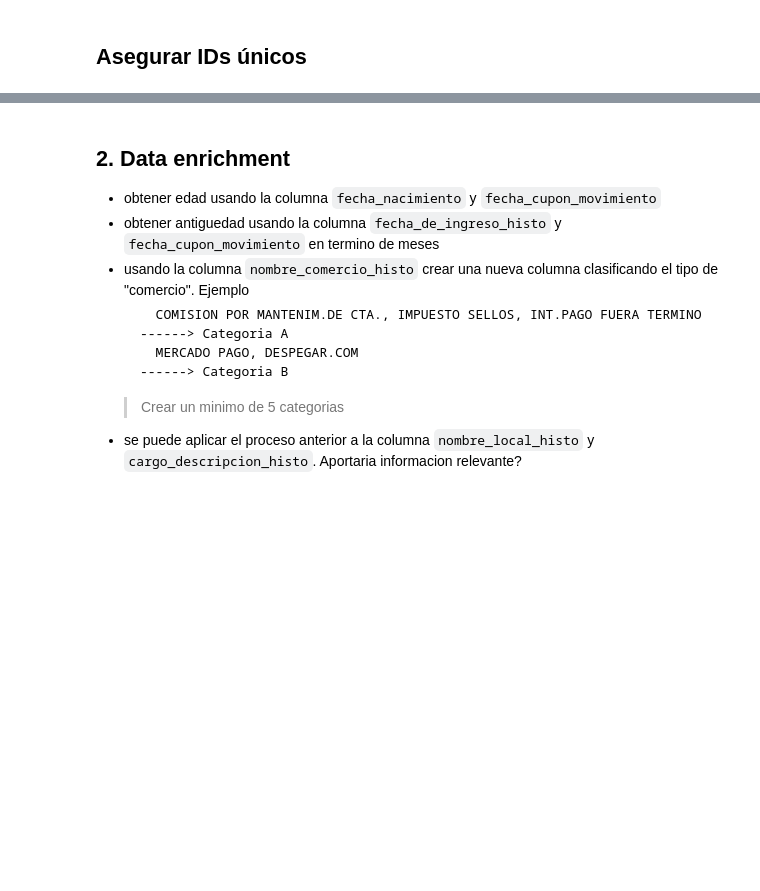
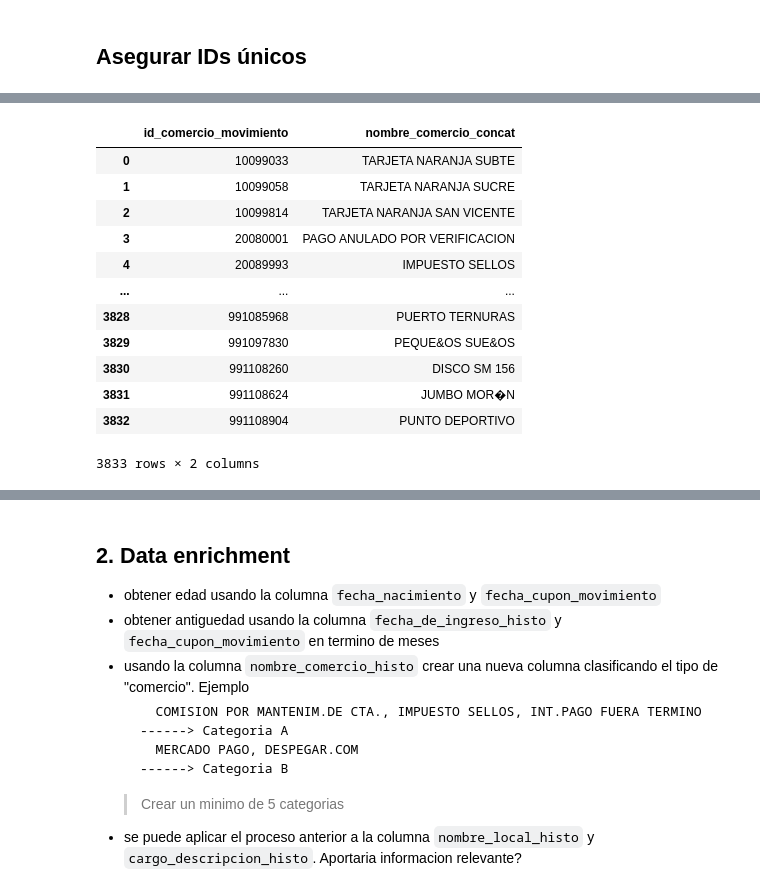
Before and after one commit to JIBarrionuevoGaltier/DiploDatos_2021_Mentoria_Grupo_2, a Jupyter notebook: notebooks_tp2/Trabajo Práctico 2.ipynb, the cells around one changed output, grey strips where cells are left out. Saved outputs shown, nothing was run; the diff lists cells and outputs as text; code cells hidden in the pictures; blank space fills up the shorter version.

```diff
--- a/notebooks_tp2/Trabajo Práctico 2.ipynb
+++ b/notebooks_tp2/Trabajo Práctico 2.ipynb
@@ -125,2 +92,0 @@ Lo corregiremos rápidamente colocando un strip al nombre del comercio.
-# %%
-df.nombre_comercio_histo = df.nombre_comercio_histo.str.strip()
@@ -190,0 +136,17 @@ df3.drop_duplicates()
+# %%
+df_unicos = df_unicos.rename(columns={'nombre_comercio_histo':'nombre_comercio_concat'})
+df_unicos
+# %% [output]
+|  | id_comercio_movimiento | nombre_comercio_concat |
+| 0 | 10099033 | TARJETA NARANJA SUBTE |
+| 1 | 10099058 | TARJETA NARANJA SUCRE |
+| 2 | 10099814 | TARJETA NARANJA SAN VICENTE |
+| 3 | 20080001 | PAGO ANULADO POR VERIFICACION |
+| 4 | 20089993 | IMPUESTO SELLOS |
+| ... | ... | ... |
+| 3828 | 991085968 | PUERTO TERNURAS |
+| 3829 | 991097830 | PEQUE&OS SUE&OS |
+| 3830 | 991108260 | DISCO SM 156 |
+| 3831 | 991108624 | JUMBO MOR�N |
+| 3832 | 991108904 | PUNTO DEPORTIVO |
+3833 rows × 2 columns
```
Also changed, not shown: parts of 27 cells of this notebook.
